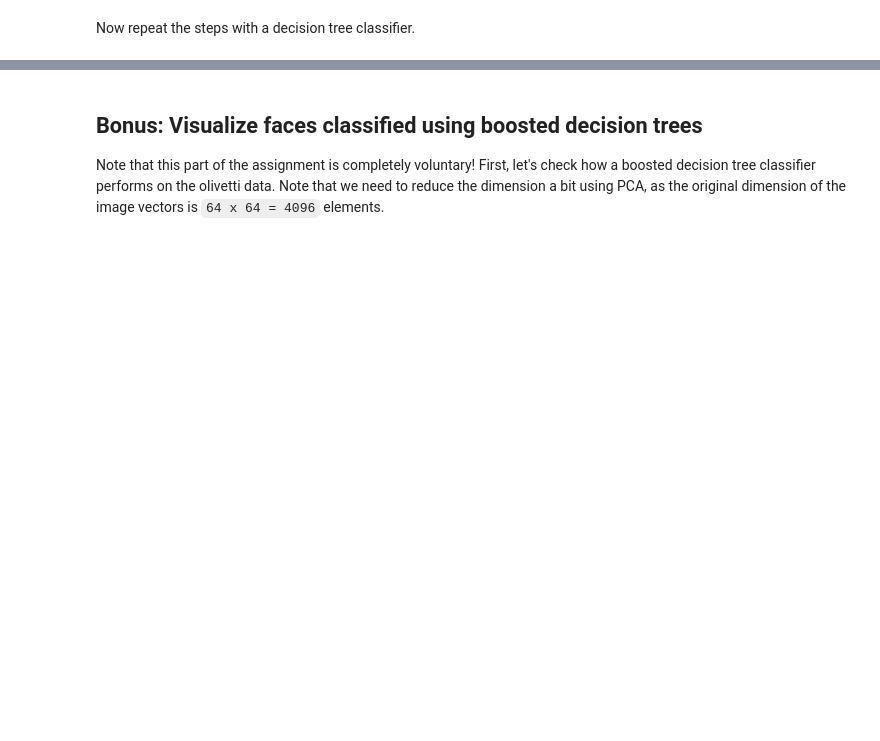
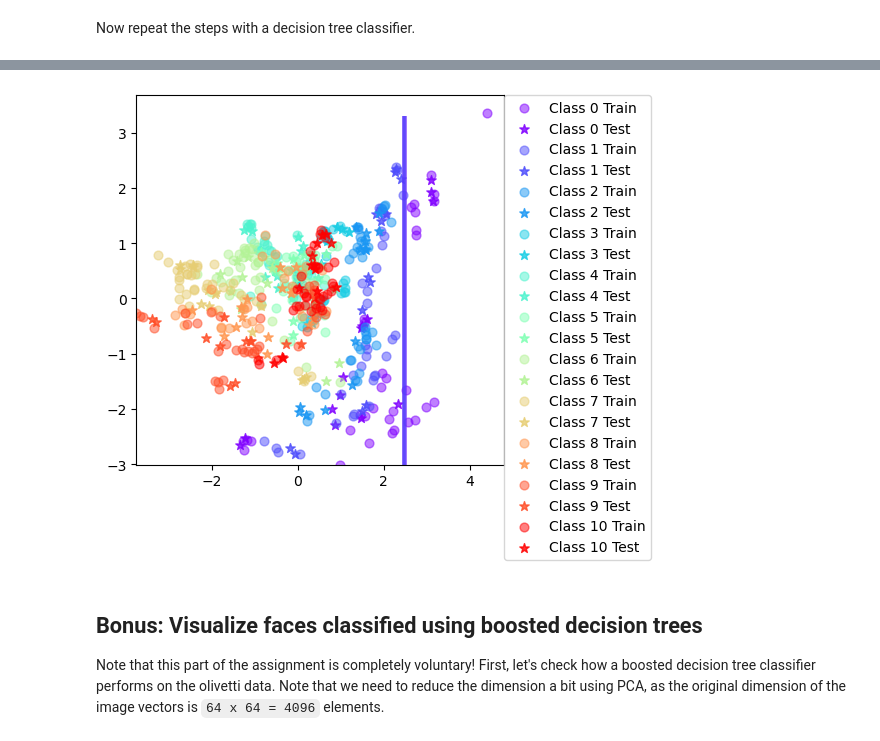
Before and after one commit to samshahriari/ML, a Jupyter notebook: Lab3/lab3.ipynb, the cells around one changed output, grey strips where cells are left out. Saved outputs shown, nothing was run; the diff lists cells and outputs as text; code cells hidden in the pictures; blank space fills up the shorter version.

```diff
--- a/Lab3/lab3.ipynb
+++ b/Lab3/lab3.ipynb
@@ -322,0 +486,4 @@ plotBoundary(BoostClassifier(DecisionTreeClassifier(), T=10), dataset='iris',spl
+# %%
+%matplotlib inline
+plotBoundary(BoostClassifier(DecisionTreeClassifier(), T=10), dataset='vowel',split=0.7)
+# %% [output]
@@ -323,3 +507,4 @@ plotBoundary(BoostClassifier(DecisionTreeClassifier(), T=10), dataset='iris',spl
+[figure, added]
 # %% [markdown]
 ## Bonus: Visualize faces classified using boosted decision trees
 
```
Also changed, not shown: parts of 18 cells of this notebook.
